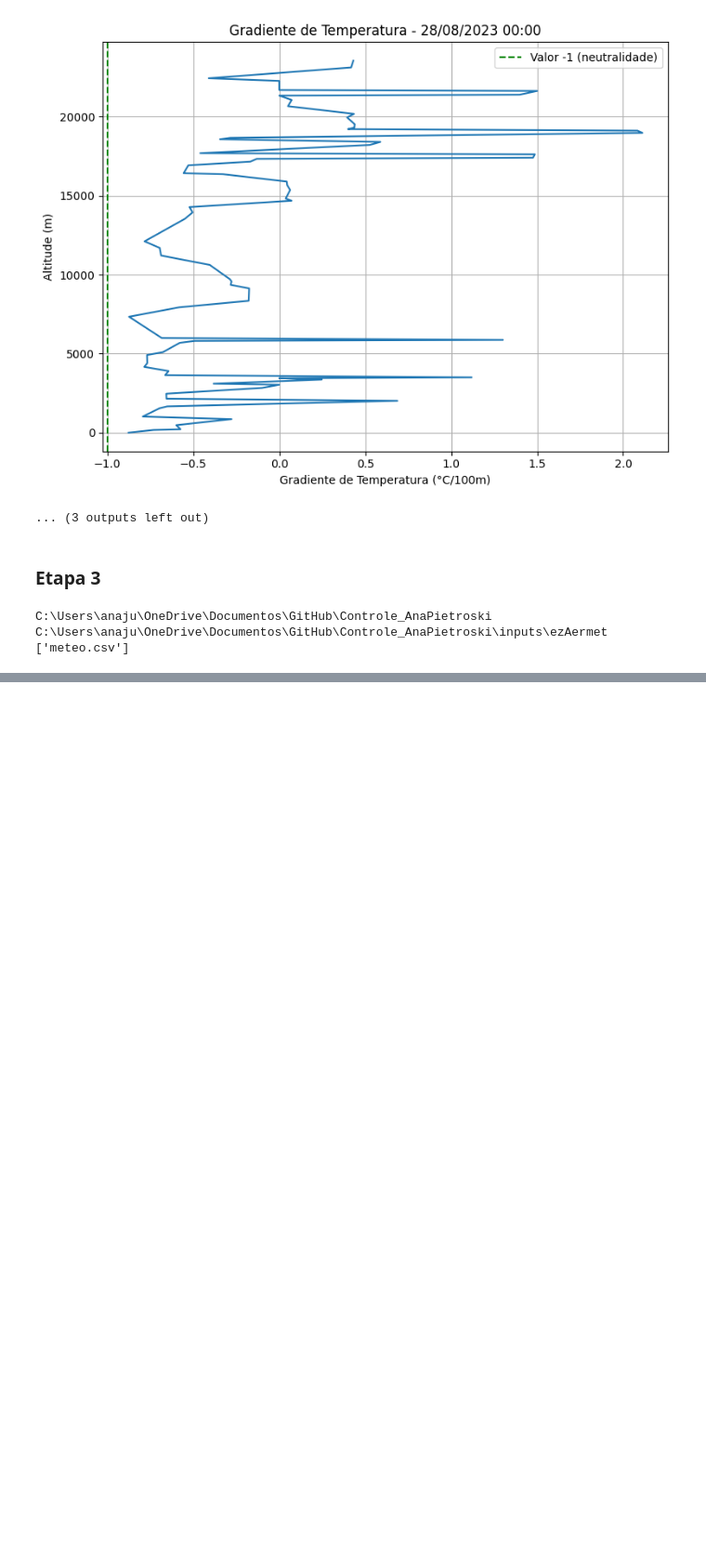
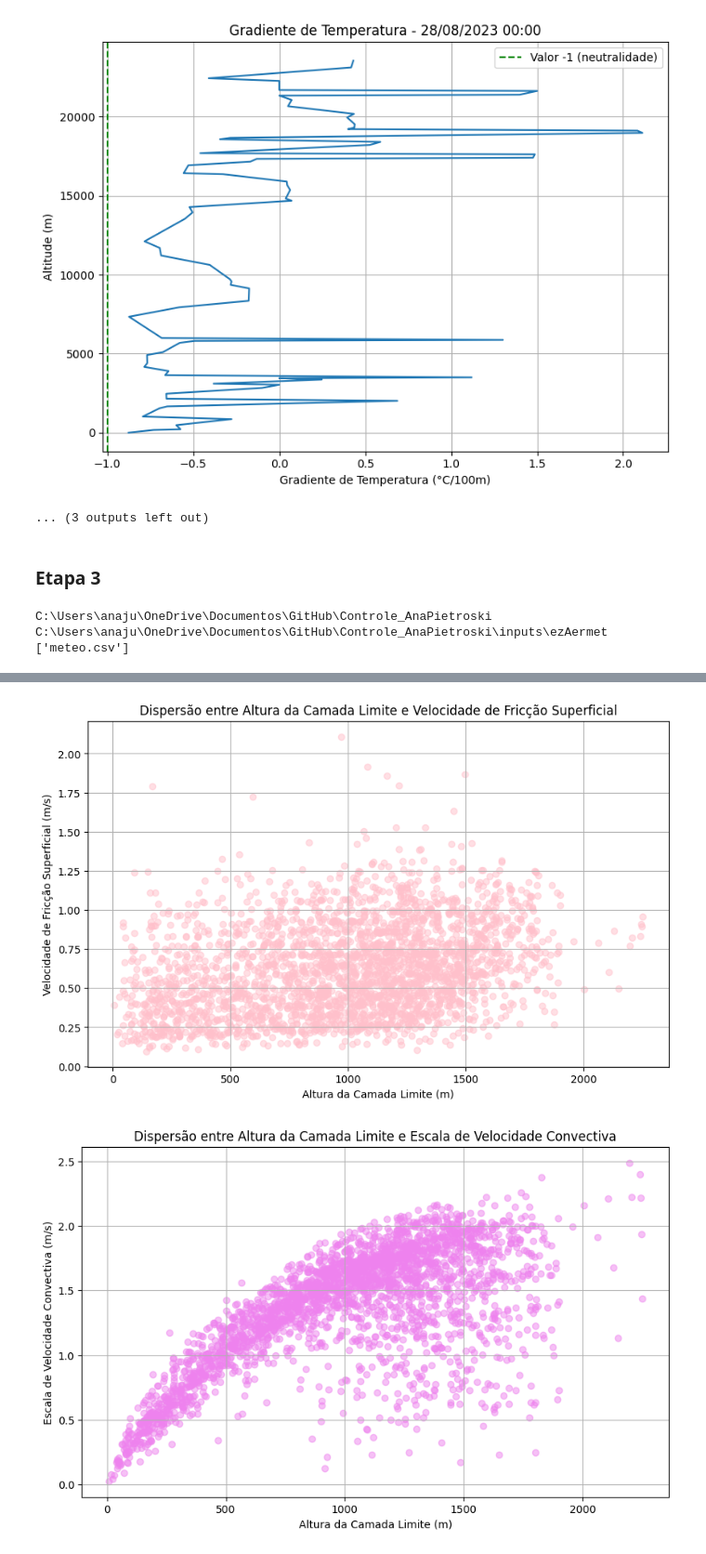
Before and after one commit to anapietroski/Controle_AnaPietroski, a Jupyter notebook: Atividade02_Ana_e_Barbara.ipynb, the cells around one changed output, grey strips where cells are left out. Shown at 93% size. Saved outputs shown, nothing was run; the diff lists cells and outputs as text; code cells hidden in the pictures; blank space fills up the shorter version.

```diff
--- a/Atividade02_Ana_e_Barbara.ipynb
+++ b/Atividade02_Ana_e_Barbara.ipynb
@@ -654,3 +695,24 @@ print(meteo.head())
+# %%
+# Visualização de dispersão entre altura da camada limite e velocidade de fricção superficial
+plt.figure(figsize=(10, 6))
+plt.scatter(meteo_2023['mixing height'], meteo_2023['surface'], alpha=0.5, color='pink')
+plt.xlabel('Altura da Camada Limite (m)')
+plt.ylabel('Velocidade de Fricção Superficial (m/s)')
+plt.title('Dispersão entre Altura da Camada Limite e Velocidade de Fricção Superficial')
+plt.grid(True)
+plt.show()
+
+# Visualização de dispersão entre altura da camada limite e escala de velocidade convectiva
+plt.figure(figsize=(10, 6))
+plt.scatter(meteo_2023['mixing height'], meteo_2023['convective'], alpha=0.5, color='violet')
+plt.xlabel('Altura da Camada Limite (m)')
+plt.ylabel('Escala de Velocidade Convectiva (m/s)')
+plt.title('Dispersão entre Altura da Camada Limite e Escala de Velocidade Convectiva')
+plt.grid(True)
+plt.show()
+# %% [output]
+[figure, added]
+[figure, added]
 # %%
 import pandas as pd
 import matplotlib.pyplot as plt
```
Also changed, not shown: parts of 5 cells of this notebook.
